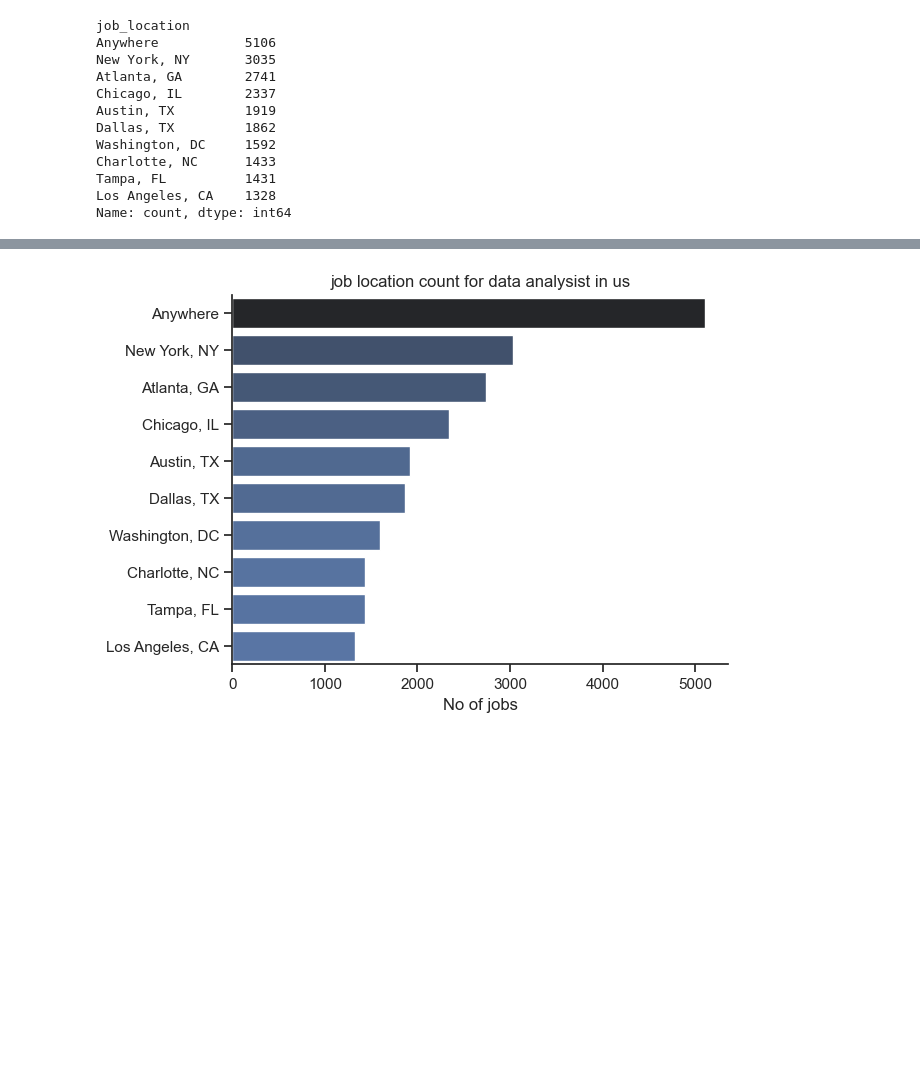
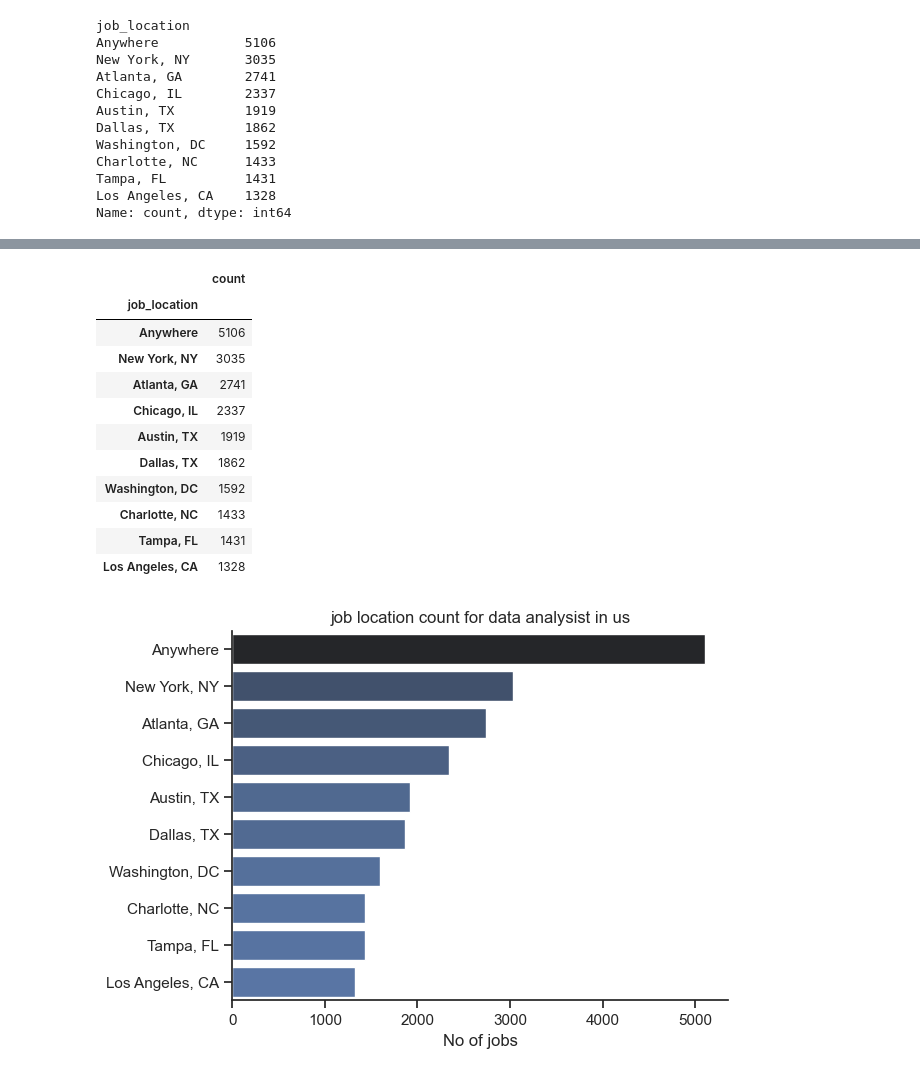
Before and after one commit to Sam45io/python_project_data, a Jupyter notebook: 3_project/1_EDA_intro.ipynb, the cells around one changed output, grey strips where cells are left out. Saved outputs shown, nothing was run; the diff lists cells and outputs as text; code cells hidden in the pictures; blank space fills up the shorter version.

```diff
--- a/3_project/1_EDA_intro.ipynb
+++ b/3_project/1_EDA_intro.ipynb
@@ -57,3 +68,18 @@ AttributeError: 'DataFrame' object has no attribute 'to_frame'
+# %%
+df_us_plot
+# %% [output]
+|  | count |
+| job_location |  |
+| Anywhere | 5106 |
+| New York, NY | 3035 |
+| Atlanta, GA | 2741 |
+| Chicago, IL | 2337 |
+| Austin, TX | 1919 |
+| Dallas, TX | 1862 |
+| Washington, DC | 1592 |
+| Charlotte, NC | 1433 |
+| Tampa, FL | 1431 |
+| Los Angeles, CA | 1328 |
 # %%
 sns.set_theme(style="ticks")
 sns.barplot(data=df_us_plot,x="count",y="job_location",hue="count",palette="dark:b_r",legend=False)
```
Also changed, not shown: parts of 3 cells of this notebook, 9 other files.
